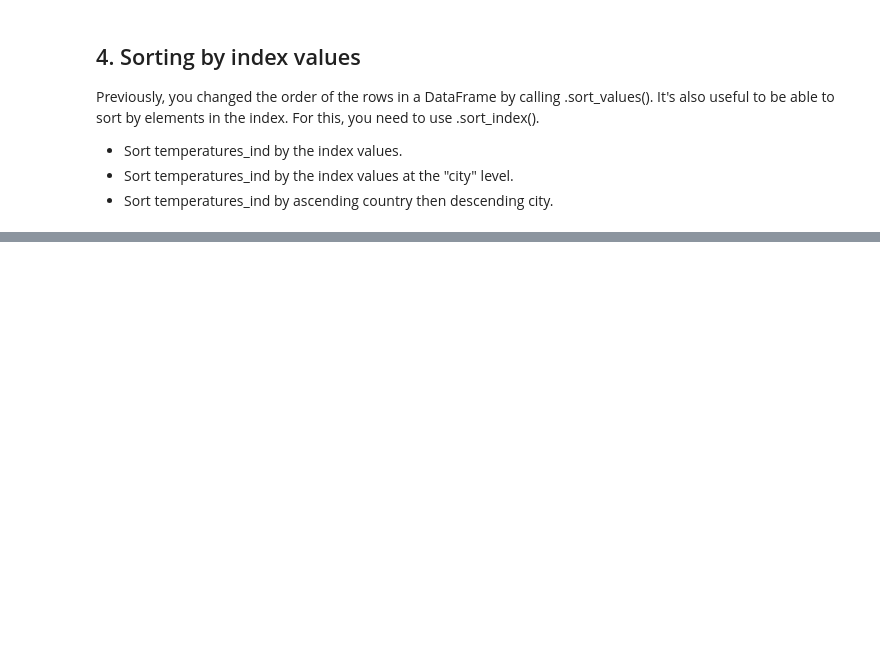
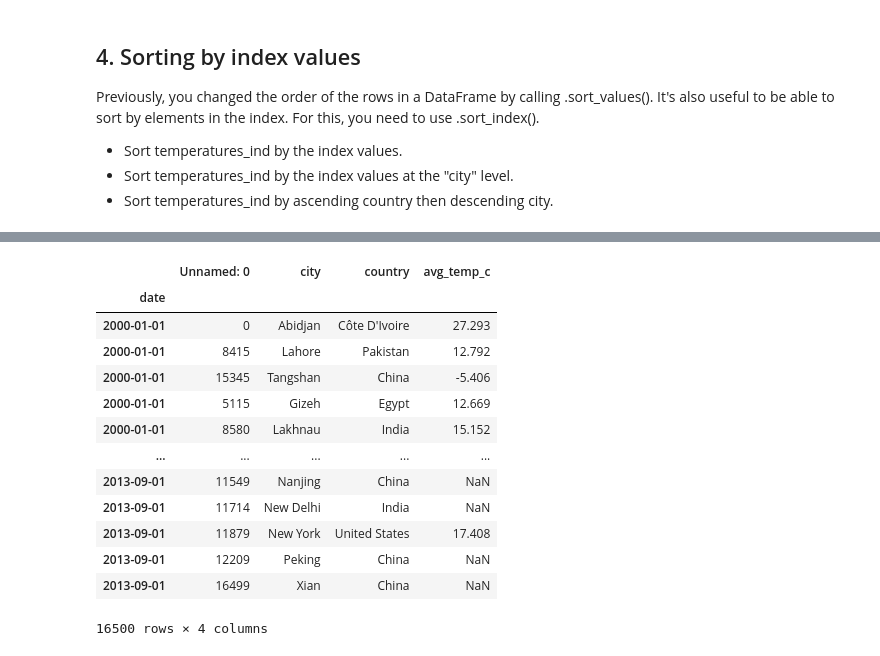
Before and after one commit to edneide/Data_Science, a Jupyter notebook: Learning_Python/001_Data_Manipulation_With_Pandas/003_Slicing_and_Indexing.ipynb, the cells around one changed output, grey strips where cells are left out. Cells and saved outputs as stored; diff of their text form; code cells hidden in the pictures; blank space fills up the shorter version.

```diff
--- a/Learning_Python/001_Data_Manipulation_With_Pandas/003_Slicing_and_Indexing.ipynb
+++ b/Learning_Python/001_Data_Manipulation_With_Pandas/003_Slicing_and_Indexing.ipynb
@@ -392,0 +653,19 @@ print(____)
+# %%
+# Set date as an index and sort the index
+temperatures_ind = temperatures.set_index("date").sort_index()
+temperatures_ind
+# %% [output]
+|  | Unnamed: 0 | city | country | avg_temp_c |
+| date |  |  |  |  |
+| 2000-01-01 | 0 | Abidjan | Côte D'Ivoire | 27.293 |
+| 2000-01-01 | 8415 | Lahore | Pakistan | 12.792 |
+| 2000-01-01 | 15345 | Tangshan | China | -5.406 |
+| 2000-01-01 | 5115 | Gizeh | Egypt | 12.669 |
+| 2000-01-01 | 8580 | Lakhnau | India | 15.152 |
+| ... | ... | ... | ... | ... |
+| 2013-09-01 | 11549 | Nanjing | China | NaN |
+| 2013-09-01 | 11714 | New Delhi | India | NaN |
+| 2013-09-01 | 11879 | New York | United States | 17.408 |
+| 2013-09-01 | 12209 | Peking | China | NaN |
+| 2013-09-01 | 16499 | Xian | China | NaN |
+16500 rows × 4 columns
```
Also changed, not shown: parts of 31 cells of this notebook.
